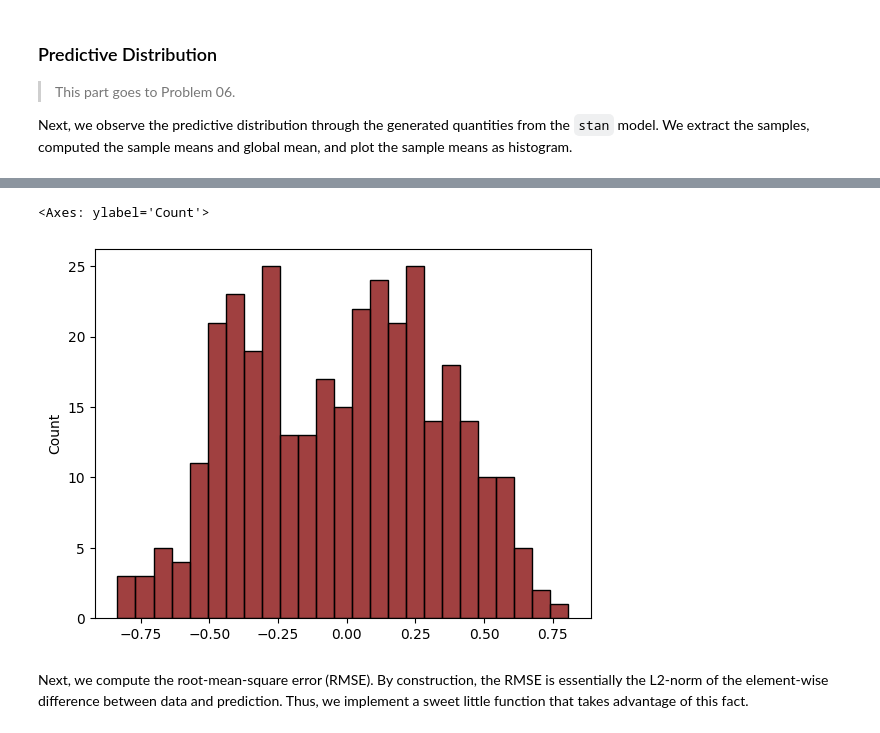
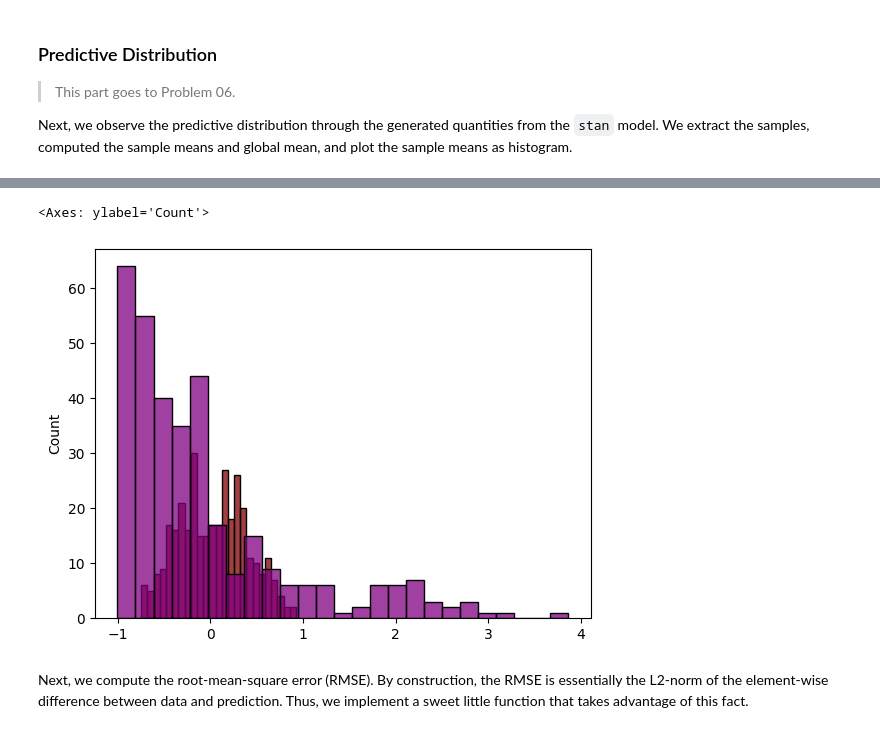
Before and after one commit to jerrymhuang/DreamDrone, a Jupyter notebook: CM03/Bayesian_Insurance.ipynb, the cells around one changed output, grey strips where cells are left out. Saved outputs shown, nothing was run; the diff lists cells and outputs as text; code cells hidden in the pictures.

```diff
--- a/CM03/Bayesian_Insurance.ipynb
+++ b/CM03/Bayesian_Insurance.ipynb
@@ -264,9 +281,10 @@ global_mean = sample_means.mean()
 # %%
 # Plot the predictive distribution
 sns.histplot(sample_means, bins=25, color="maroon")
+sns.histplot(test_data[:,-1], bins=25, color="purple")
 # %% [output]
 <Axes: ylabel='Count'>
-[figure, old version]
+[figure, new version]
 # %% [markdown]
 Next, we compute the root-mean-square error (RMSE). By construction, the RMSE is essentially the L2-norm of the element-wise difference between data and prediction. Thus, we implement a sweet little function that takes advantage of this fact.
 # %%
```
Also changed, not shown: parts of 14 cells of this notebook.
